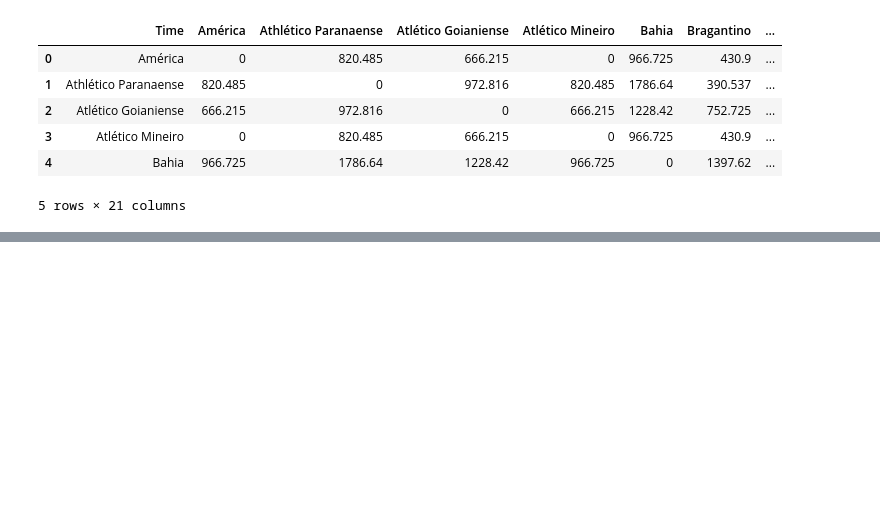
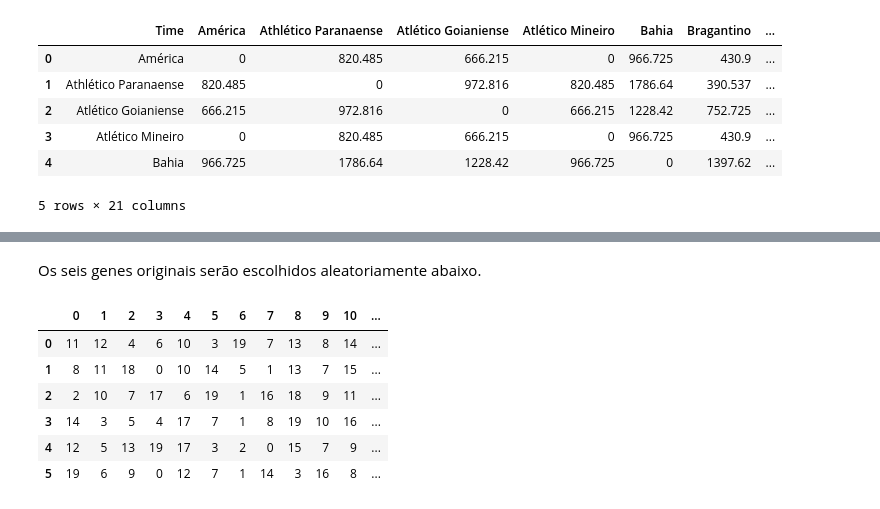
Before and after one commit to rodrigolink/BI_Master, a Jupyter notebook: genetic_algorithm/brasileirao.ipynb, the cells around one changed output, grey strips where cells are left out. Saved outputs shown, nothing was run; the diff lists cells and outputs as text; code cells hidden in the pictures; blank space fills up the shorter version.

```diff
--- a/genetic_algorithm/brasileirao.ipynb
+++ b/genetic_algorithm/brasileirao.ipynb
@@ -359,0 +391,3 @@ distancias.head()
+# %%
+lista_times['Equipe']=lista_times_21['Time'].tolist()
+lista_times
@@ -359,0 +413,11 @@ distancias.head()
+# %%
+percorrido=[]
+for ii in range(percursos.shape[0]):
+    viagens=0
+    for jj in range(percursos.shape[1]-1):
+        viagens += distancias.loc[lista_times.loc[percursos.iloc[ii,jj],'Equipe'],
+                                  lista_times.loc[percursos.iloc[ii,jj+1],'Equipe']]
+
+    percorrido.append(viagens)
+
+percorrido
@@ -359,0 +500,19 @@ distancias.head()
+# %% [markdown]
+Os seis genes originais serão escolhidos aleatoriamente abaixo.
+# %%
+import random
+gene_pool=[]
+for ii in range(6):
+    gene = random.sample(range(0, 20),k=20)
+    gene_pool.append(gene)
+
+gene_pool=pd.DataFrame(gene_pool)
+gene_pool
+# %% [output]
+|  | 0 | 1 | 2 | 3 | 4 | 5 | 6 | 7 | 8 | 9 | 10 | ... |
+| 0 | 11 | 12 | 4 | 6 | 10 | 3 | 19 | 7 | 13 | 8 | 14 | ... |
+| 1 | 8 | 11 | 18 | 0 | 10 | 14 | 5 | 1 | 13 | 7 | 15 | ... |
+| 2 | 2 | 10 | 7 | 17 | 6 | 19 | 1 | 16 | 18 | 9 | 11 | ... |
+| 3 | 14 | 3 | 5 | 4 | 17 | 7 | 1 | 8 | 19 | 10 | 16 | ... |
+| 4 | 12 | 5 | 13 | 19 | 17 | 3 | 2 | 0 | 15 | 7 | 9 | ... |
+| 5 | 19 | 6 | 9 | 0 | 12 | 7 | 1 | 14 | 3 | 16 | 8 | ... |
```
Also changed, not shown: parts of 41 cells of this notebook.
